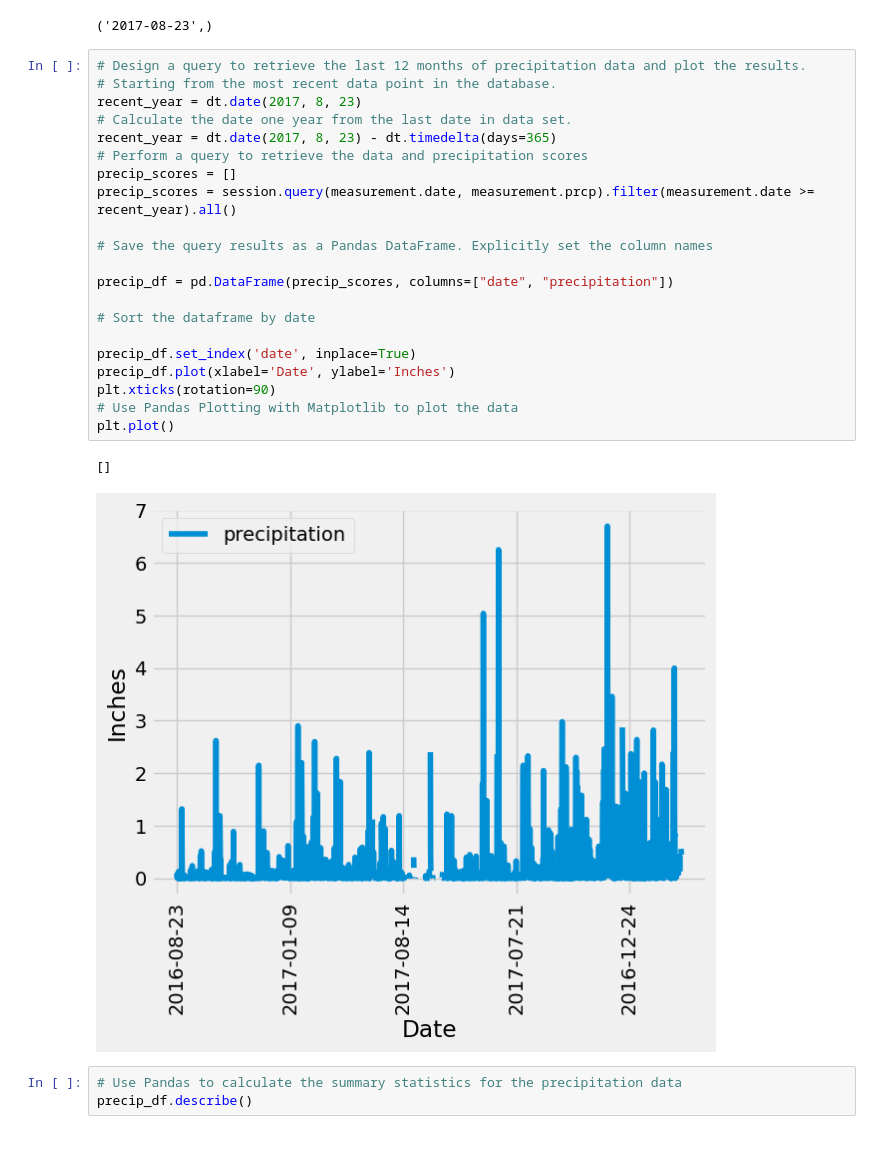
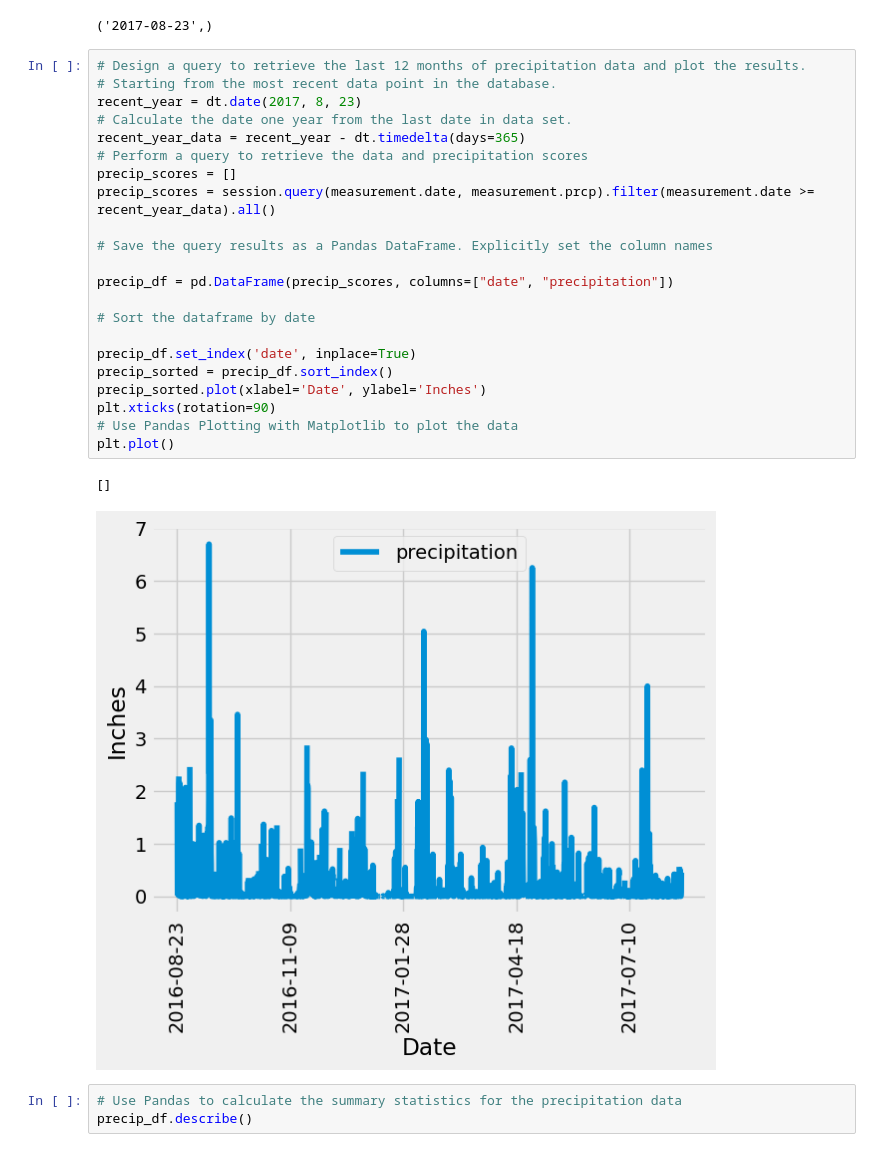
Before and after one commit to duvoemoua/SQLalchemy-Challenge, a Jupyter notebook: climate_starter.ipynb, the cells around one changed output. Saved outputs shown, nothing was run; the diff lists cells and outputs as text.

```diff
--- a/climate_starter.ipynb
+++ b/climate_starter.ipynb
@@ -81,27 +74,28 @@ most_recent_date
 # %%
 # Design a query to retrieve the last 12 months of precipitation data and plot the results.
 # Starting from the most recent data point in the database.
 recent_year = dt.date(2017, 8, 23)
 # Calculate the date one year from the last date in data set.
-recent_year = dt.date(2017, 8, 23) - dt.timedelta(days=365)
+recent_year_data = recent_year - dt.timedelta(days=365)
 # Perform a query to retrieve the data and precipitation scores
 precip_scores = []
-precip_scores = session.query(measurement.date, measurement.prcp).filter(measurement.date >= recent_year).all()
+precip_scores = session.query(measurement.date, measurement.prcp).filter(measurement.date >= recent_year_data).all()
 
 # Save the query results as a Pandas DataFrame. Explicitly set the column names
 
 precip_df = pd.DataFrame(precip_scores, columns=["date", "precipitation"])
 
 # Sort the dataframe by date
 
 precip_df.set_index('date', inplace=True)
-precip_df.plot(xlabel='Date', ylabel='Inches')
+precip_sorted = precip_df.sort_index()
+precip_sorted.plot(xlabel='Date', ylabel='Inches')
 plt.xticks(rotation=90)
 # Use Pandas Plotting with Matplotlib to plot the data
 plt.plot()
 # %% [output]
 []
-[figure, old version]
+[figure, new version]
 # %%
 # Use Pandas to calculate the summary statistics for the precipitation data
 precip_df.describe()
```
Also changed, not shown: parts of 4 cells of this notebook.
